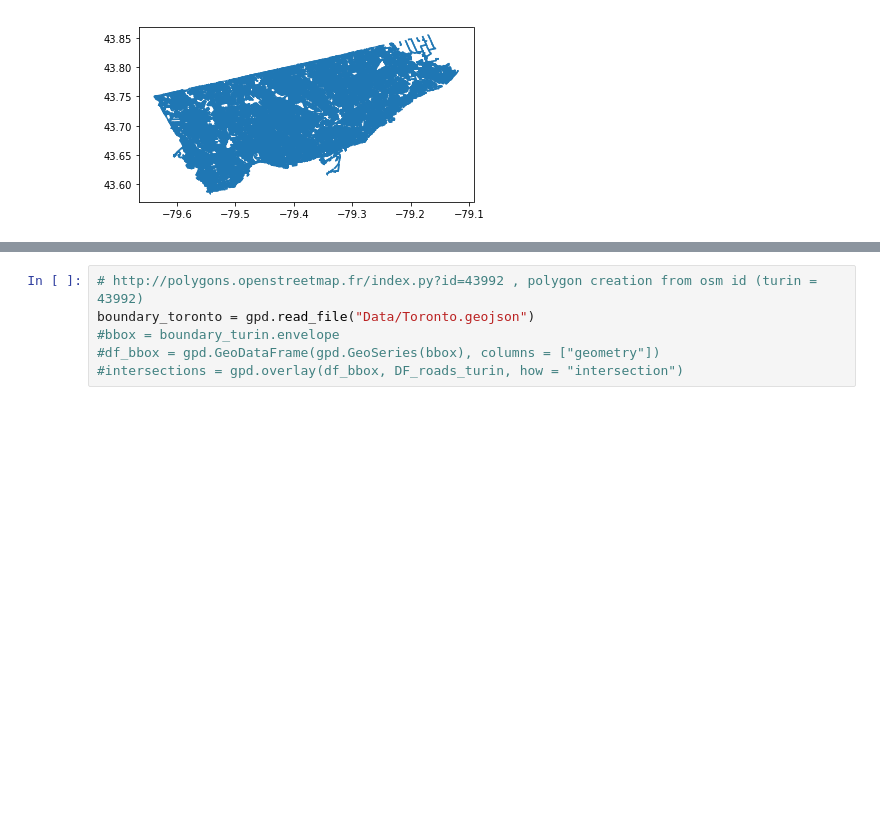
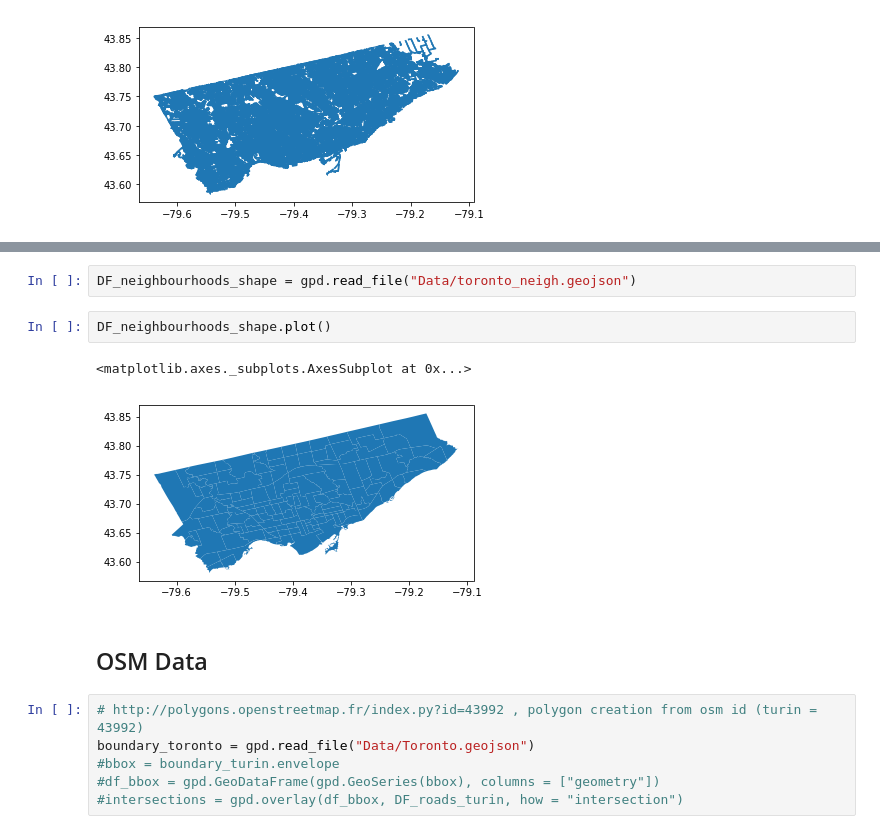
Before and after one commit to MachineLearningJournalClub/GAMELEON, a Jupyter notebook: GIS_Data_Toronto.ipynb, the cells around one changed output, grey strips where cells are left out. Cells and saved outputs as stored; diff of their text form; blank space fills up the shorter version.

```diff
--- a/GIS_Data_Toronto.ipynb
+++ b/GIS_Data_Toronto.ipynb
@@ -46,3 +61,12 @@ traffic_toronto.plot()
+# %%
+DF_neighbourhoods_shape = gpd.read_file("Data/toronto_neigh.geojson")
+# %%
+DF_neighbourhoods_shape.plot()
+# %% [output]
+<matplotlib.axes._subplots.AxesSubplot at 0x...>
+[figure, added]
+# %% [markdown]
+## OSM Data
 # %%
 # http://polygons.openstreetmap.fr/index.py?id=43992 , polygon creation from osm id (turin = 43992)
 boundary_toronto = gpd.read_file("Data/Toronto.geojson")
```
Also changed, not shown: parts of 9 cells of this notebook.
